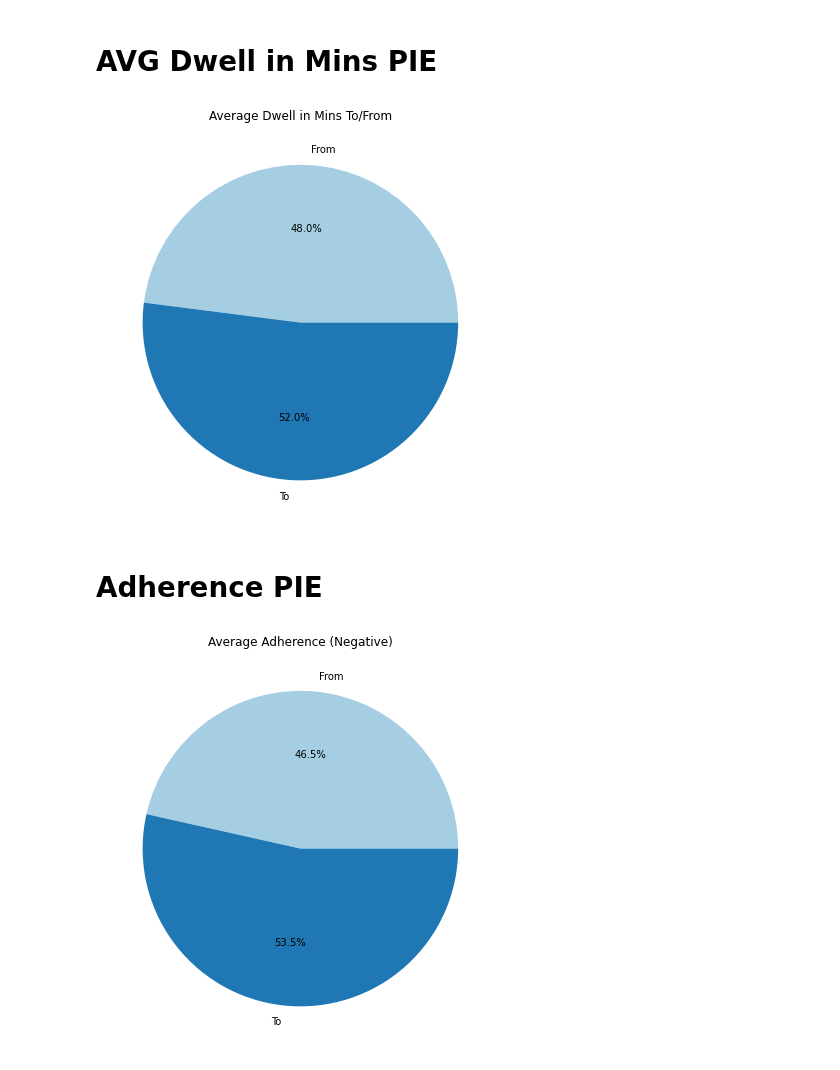
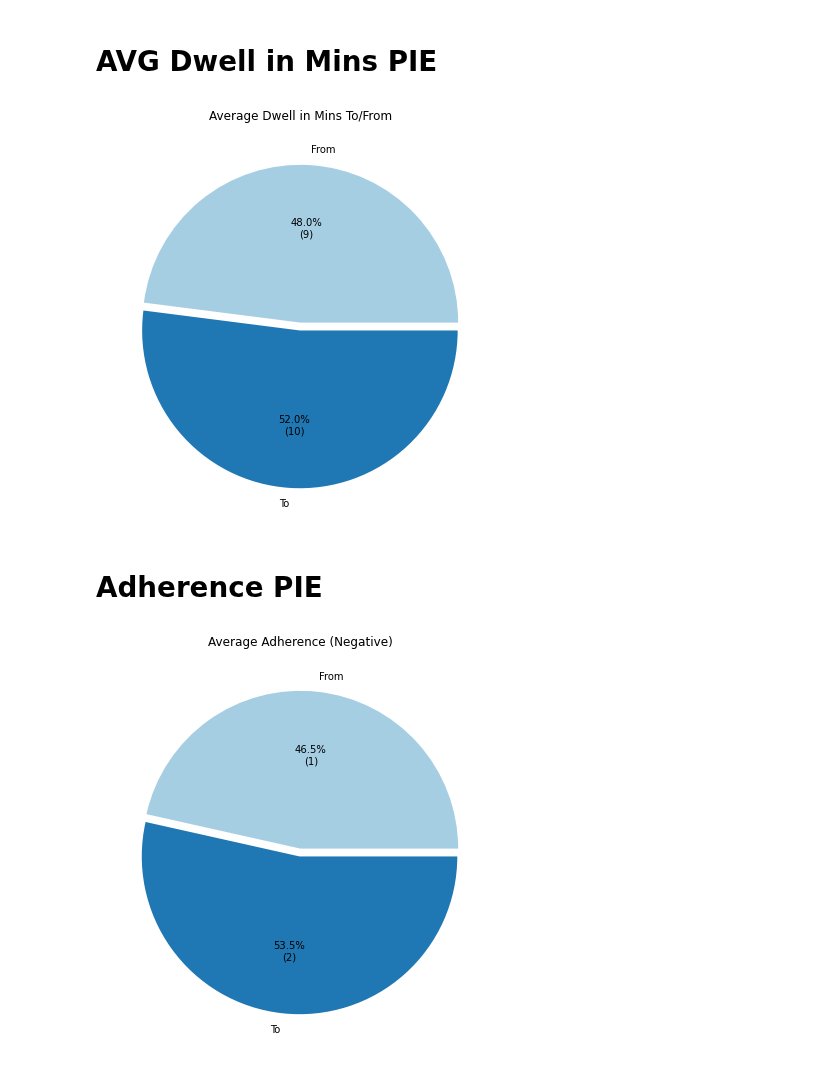
Before and after one commit to NSS-Data-Analytics-Cohort-7/wego-shut_up_and_take_my_query, a Jupyter notebook: WeGo/notebooks/Untitled1.ipynb, the cells around one changed output. Cells and saved outputs as stored; diff of their text form; code cells hidden in the pictures.

```diff
--- a/WeGo/notebooks/Untitled1.ipynb
+++ b/WeGo/notebooks/Untitled1.ipynb
@@ -357,14 +357,20 @@ plt.show;
 x= np.array([19.32, 21.52])
 mylabels = ['From', 'To']
 
-colors=sns.color_palette('Paired')
+
+colors= sns.color_palette('Paired')
+
+def func(pct, allvalues):
+    absolute = int(pct / 100.*np.sum(allvalues))
+    return "{:.1f}%\n({:d})".format(pct, absolute)
 
 fig, ax = plt.subplots(figsize=(6, 6))
 explode = (0, 0.05)
 
-ax.pie(x, labels = mylabels, colors = colors, autopct='%.1f%%')
-ax.set_title('Average Headway To/From')
+ax.pie(x, explode = explode, labels = mylabels, colors = colors, autopct=lambda pct: func(pct, x))
+ax.set_title('Average Dwell in Mins To/From')
 plt.tight_layout()
 
+
 plt.show()
 # %% [output]
@@ -374,19 +380,24 @@ plt.show()
 # %%
 x= np.array([9.62, 10.43 ])
 mylabels = ['From', 'To']
 
 colors= sns.color_palette('Paired')
 
+def func(pct, allvalues):
+    absolute = int(pct / 100.*np.sum(allvalues))
+    return "{:.1f}%\n({:d})".format(pct, absolute)
+
 fig, ax = plt.subplots(figsize=(6, 6))
+explode = (0, 0.05)
 
-ax.pie(x, labels = mylabels, colors= colors, autopct='%.1f%%')
+ax.pie(x, explode = explode, labels = mylabels, colors = colors, autopct=lambda pct: func(pct, x))
 ax.set_title('Average Dwell in Mins To/From')
 plt.tight_layout()
 
 
 plt.show()
 # %% [output]
-[figure, old version]
+[figure, new version]
 # %% [markdown]
 # Adherence PIE
 # %%
@@ -395,12 +406,18 @@ mylabels = ['From', 'To']
 
 colors= sns.color_palette('Paired')
 
+def func(pct, allvalues):
+    absolute = int(pct / 100.*np.sum(allvalues))
+    return "{:.1f}%\n({:d})".format(pct, absolute)
+
 fig, ax = plt.subplots(figsize=(6, 6))
 
-ax.pie(x, labels = mylabels,colors = colors, autopct='%.1f%%')
+explode = (0, 0.05)
+
+ax.pie(x, explode = explode, labels = mylabels, colors = colors, autopct=lambda pct: func(pct, x))
 ax.set_title('Average Adherence (Negative)')
 plt.tight_layout()
 
 plt.show()
 # %% [output]
-[figure, old version]
+[figure, new version]
```
Also changed, not shown: parts of 10 cells of this notebook.
